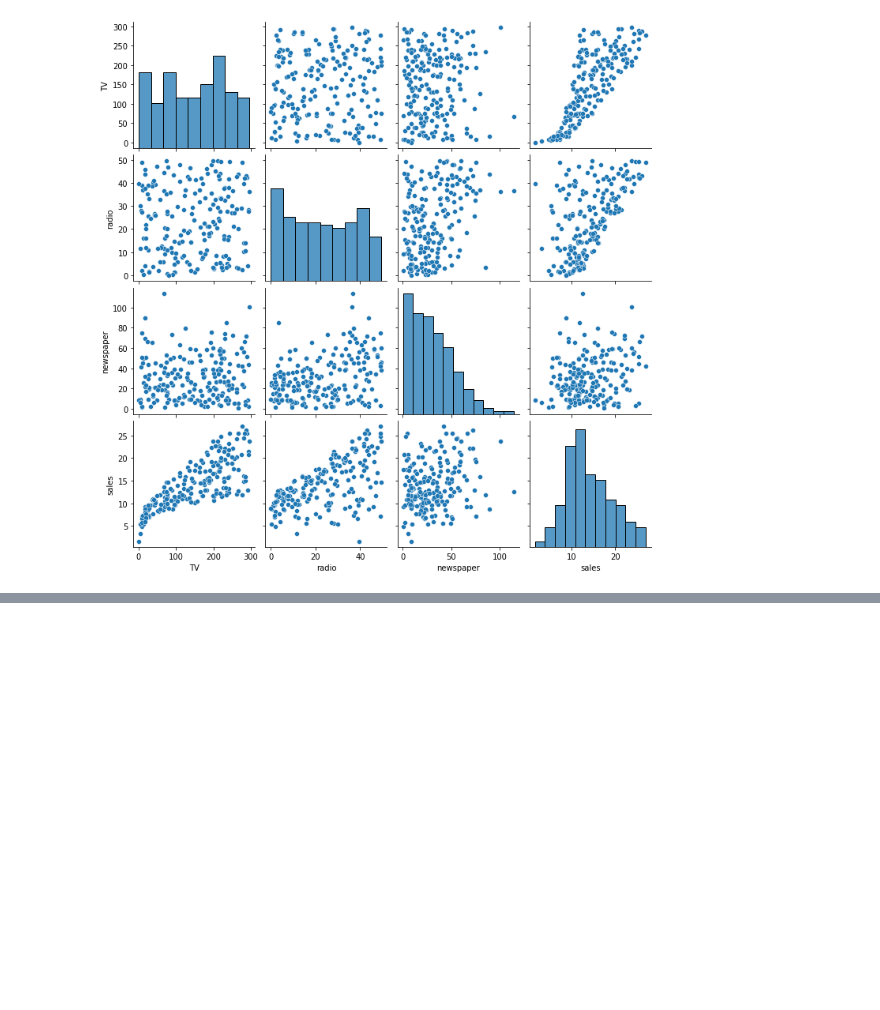
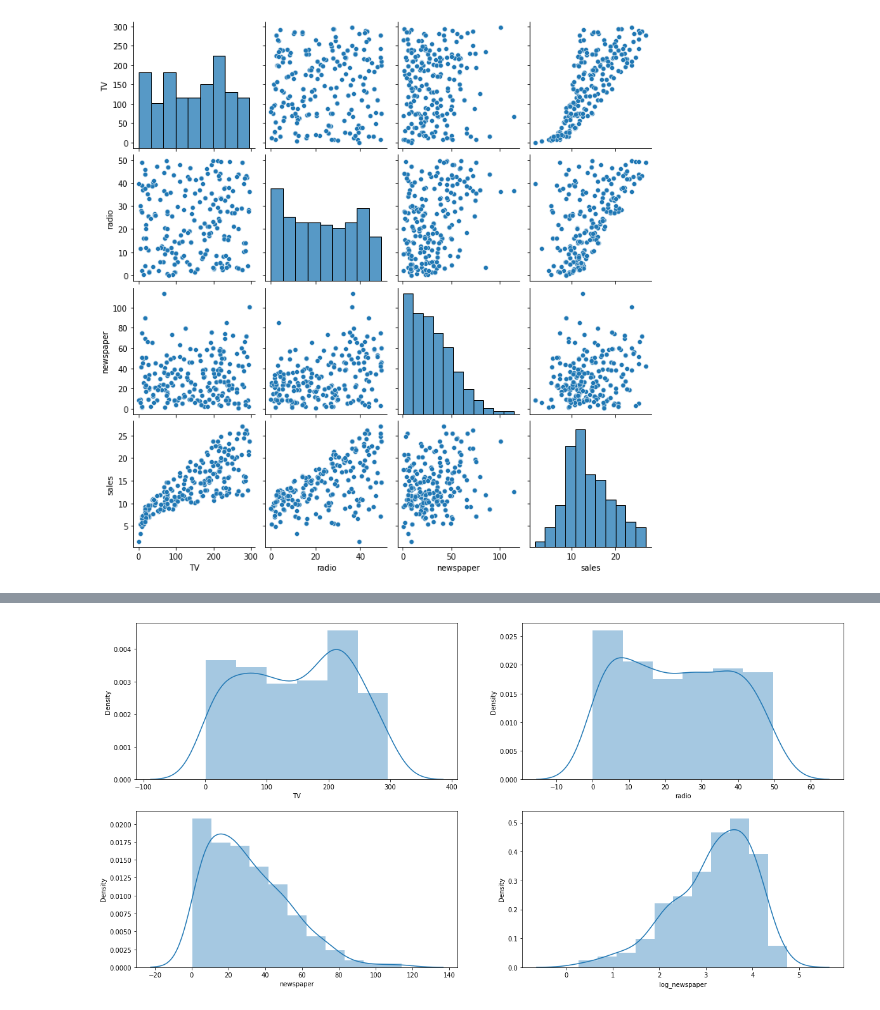
Before and after one commit to sehwan08/marketing_data_analysis, a Jupyter notebook: Marketing Data Analysis - AARRR(Acquisition).ipynb, the cells around one changed output, grey strips where cells are left out. Saved outputs shown, nothing was run; the diff lists cells and outputs as text; code cells hidden in the pictures; blank space fills up the shorter version.

```diff
--- a/Marketing Data Analysis - AARRR(Acquisition).ipynb
+++ b/Marketing Data Analysis - AARRR(Acquisition).ipynb
@@ -96,0 +234,5 @@ sns.pairplot(df,'TV','radio')
+# %%
+# 정규화 진행
+df['log_newspaper'] = np.log(df['newspaper'] + 1) # 무한대가 되지않게 하기 위해 +1
+print(df.shape)
+df[['log_newspaper', 'newspaper']]
@@ -96,0 +254,15 @@ sns.pairplot(df,'TV','radio')
+# %%
+# 정규화 이후 시각화 다시 진행
+
+# 한 화면에 시각화
+figure, ((ax1,ax2),(ax3, ax4)) = plt.subplots(nrows=2, ncols=2)
+
+# 시각화 사이즈
+figure.set_size_inches(20,10)
+
+sns.distplot(df['TV'], ax=ax1)
+sns.distplot(df['radio'], ax=ax2);
+sns.distplot(df['newspaper'], ax=ax3);
+sns.distplot(df['log_newspaper'], ax=ax4);
+# %% [output]
+[figure, added]
```
Also changed, not shown: parts of 16 cells of this notebook.
